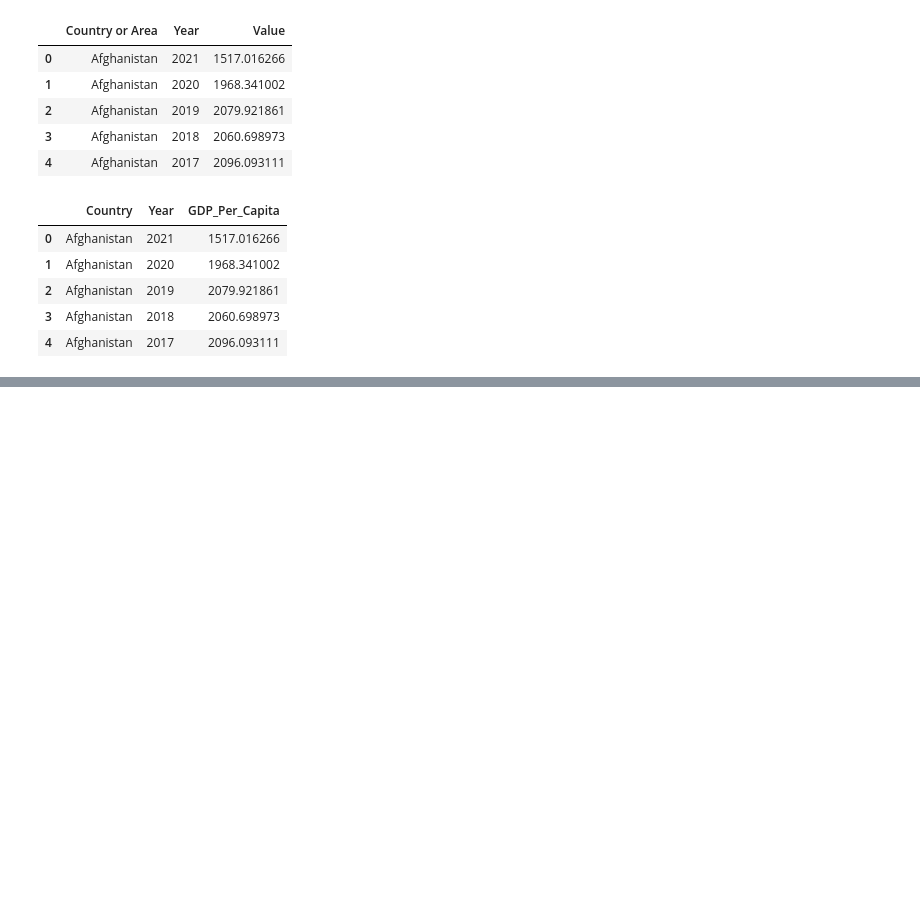
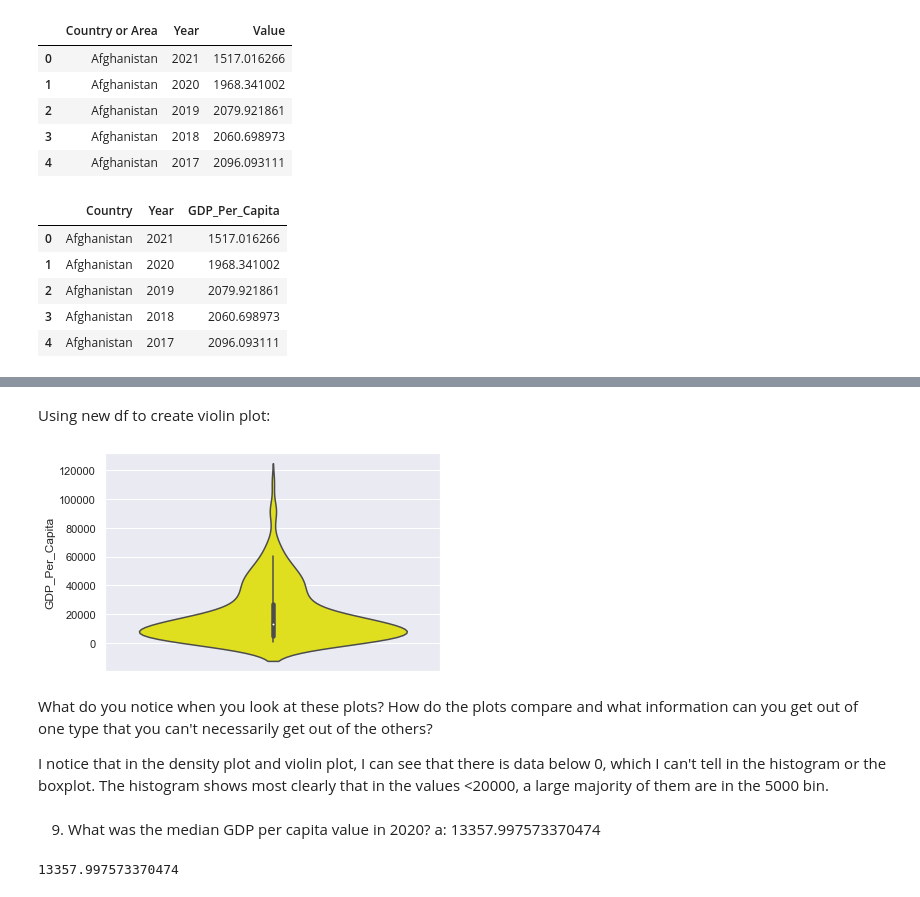
Before and after one commit to NSS-Data-Analytics-Cohort-10/gdp-and-internet-usage-t-white-21, a Jupyter notebook: notebook/un_project.ipynb, the cells around one changed output, grey strips where cells are left out. Cells and saved outputs as stored; diff of their text form; code cells hidden in the pictures; blank space fills up the shorter version.

```diff
--- a/notebook/un_project.ipynb
+++ b/notebook/un_project.ipynb
@@ -75,0 +126,21 @@ dtype: object
+# %% [markdown]
+Using new df to create violin plot:
+# %%
+sns.set(style="darkgrid")
+
+# Make boxplot for one group only
+sns.violinplot(y=gdp_df_2020["GDP_Per_Capita"], color='yellow')
+plt.show()
+# %% [output]
+[figure, added]
+# %% [markdown]
+What do you notice when you look at these plots? How do the plots compare and what information can you get out of one type that you can't necessarily get out of the others?
+
+I notice that in the density plot and violin plot, I can see that there is data below 0, which I can't tell in the histogram or the boxplot. The histogram shows most clearly that in the values <20000, a large majority of them are in the 5000 bin.
+# %% [markdown]
+9. What was the median GDP per capita value in 2020?
+a: 13357.997573370474
+# %%
+gdp_df_2020['GDP_Per_Capita'].median()
+# %% [output]
+13357.997573370474
```
Also changed, not shown: parts of 21 cells of this notebook.
